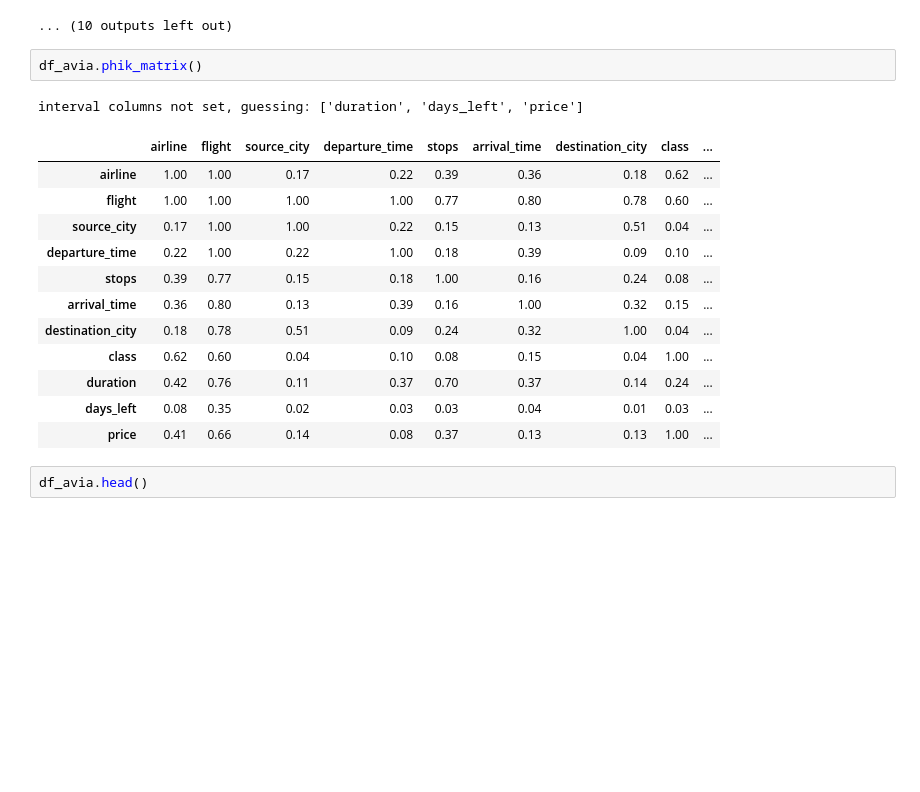
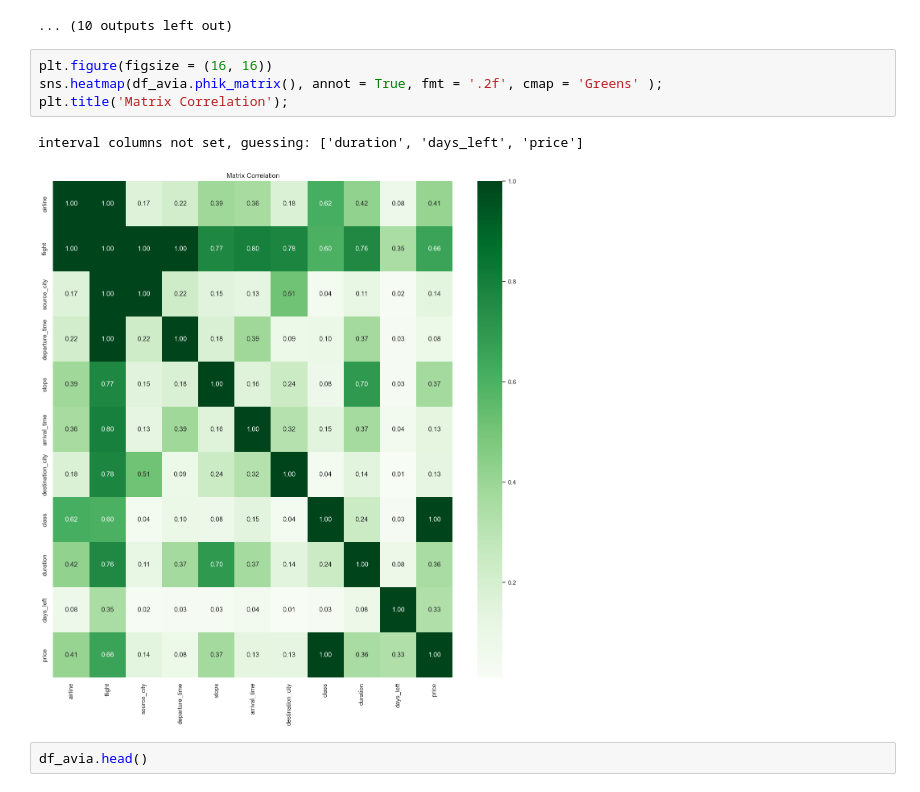
Before and after one commit to Yanmiki/EDA-Indian-Company-from-Kaggle, a Jupyter notebook: avia_analizi.ipynb, the cells around one changed output. Drawn from its saved outputs; the diff is of its cells as text; blank space fills up the shorter version.

```diff
--- a/avia_analizi.ipynb
+++ b/avia_analizi.ipynb
@@ -162,22 +194,13 @@ zero            36004
 two_or_more     13286
 Name: count, dtype: int64
 ... (10 outputs left out)
-# %%
-df_avia.phik_matrix()
-# %% [output]
-interval columns not set, guessing: ['duration', 'days_left', 'price']
-|  | airline | flight | source_city | departure_time | stops | arrival_time | destination_city | class | ... |
-| airline | 1.00 | 1.00 | 0.17 | 0.22 | 0.39 | 0.36 | 0.18 | 0.62 | ... |
-| flight | 1.00 | 1.00 | 1.00 | 1.00 | 0.77 | 0.80 | 0.78 | 0.60 | ... |
-| source_city | 0.17 | 1.00 | 1.00 | 0.22 | 0.15 | 0.13 | 0.51 | 0.04 | ... |
-| departure_time | 0.22 | 1.00 | 0.22 | 1.00 | 0.18 | 0.39 | 0.09 | 0.10 | ... |
-| stops | 0.39 | 0.77 | 0.15 | 0.18 | 1.00 | 0.16 | 0.24 | 0.08 | ... |
-| arrival_time | 0.36 | 0.80 | 0.13 | 0.39 | 0.16 | 1.00 | 0.32 | 0.15 | ... |
-| destination_city | 0.18 | 0.78 | 0.51 | 0.09 | 0.24 | 0.32 | 1.00 | 0.04 | ... |
-| class | 0.62 | 0.60 | 0.04 | 0.10 | 0.08 | 0.15 | 0.04 | 1.00 | ... |
-| duration | 0.42 | 0.76 | 0.11 | 0.37 | 0.70 | 0.37 | 0.14 | 0.24 | ... |
-| days_left | 0.08 | 0.35 | 0.02 | 0.03 | 0.03 | 0.04 | 0.01 | 0.03 | ... |
-| price | 0.41 | 0.66 | 0.14 | 0.08 | 0.37 | 0.13 | 0.13 | 1.00 | ... |
+# %%
+plt.figure(figsize = (16, 16))
+sns.heatmap(df_avia.phik_matrix(), annot = True, fmt = '.2f', cmap = 'Greens' );
+plt.title('Matrix Correlation');
+# %% [output]
+interval columns not set, guessing: ['duration', 'days_left', 'price']
+[figure, added]
 # %%
 df_avia.head()
 # %% [output]
```
Also changed, not shown: parts of 24 cells of this notebook, 2 other files.
